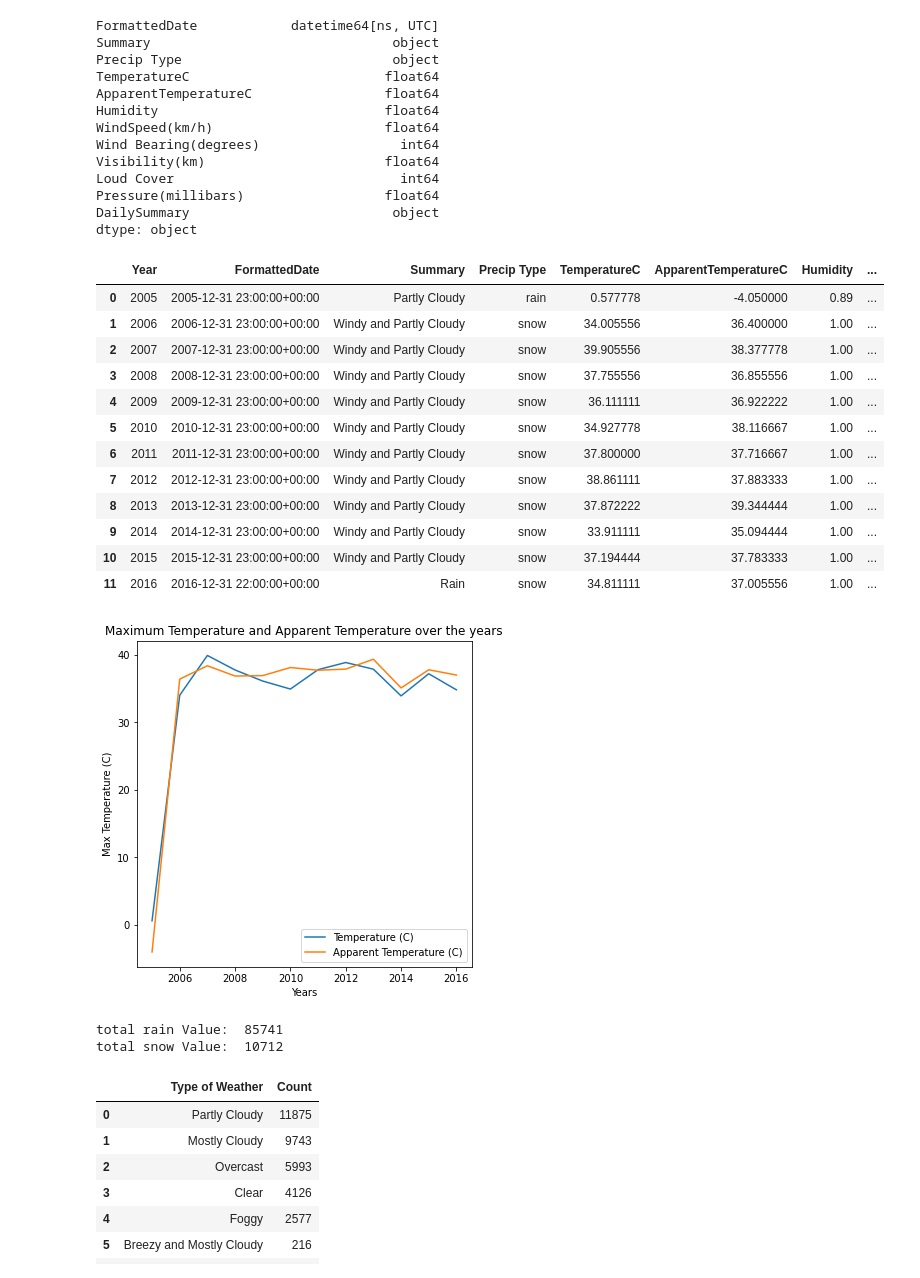
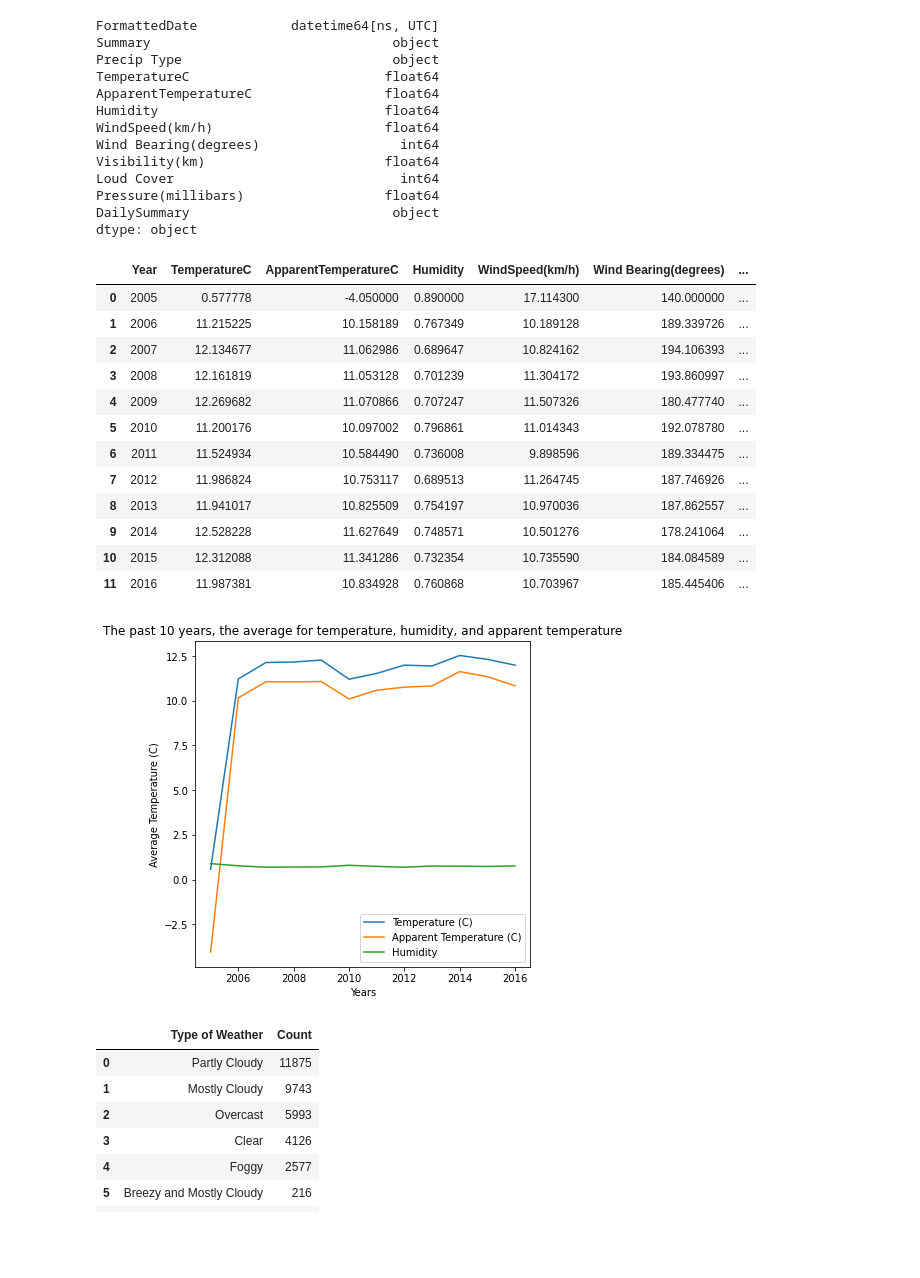
Before and after one commit to ss22afk/ASD_Assignment, a Jupyter notebook: asd_Assignment.ipynb, the cells around one changed output. Drawn from its saved outputs; the diff is of its cells as text; code cells hidden in the pictures; blank space fills up the shorter version.

```diff
--- a/asd_Assignment.ipynb
+++ b/asd_Assignment.ipynb
@@ -100,40 +104,35 @@ Pressure(millibars)                  float64
 DailySummary                          object
 dtype: object
 # %%
+# Split year from datetime
 df_wehter_Data['Year'] = df_wehter_Data['FormattedDate'].dt.year
-grp_weather_data = df_wehter_Data.groupby('Year', as_index=False).max()
+grp_weather_data = df_wehter_Data.groupby('Year', as_index=False).mean() # group data by year calculate average
 grp_weather_data.head(20)
 # %% [output]
-|  | Year | FormattedDate | Summary | Precip Type | TemperatureC | ApparentTemperatureC | Humidity | ... |
-| 0 | 2005 | 2005-12-31 23:00:00+00:00 | Partly Cloudy | rain | 0.577778 | -4.050000 | 0.89 | ... |
-| 1 | 2006 | 2006-12-31 23:00:00+00:00 | Windy and Partly Cloudy | snow | 34.005556 | 36.400000 | 1.00 | ... |
-| 2 | 2007 | 2007-12-31 23:00:00+00:00 | Windy and Partly Cloudy | snow | 39.905556 | 38.377778 | 1.00 | ... |
-| 3 | 2008 | 2008-12-31 23:00:00+00:00 | Windy and Partly Cloudy | snow | 37.755556 | 36.855556 | 1.00 | ... |
-| 4 | 2009 | 2009-12-31 23:00:00+00:00 | Windy and Partly Cloudy | snow | 36.111111 | 36.922222 | 1.00 | ... |
-| 5 | 2010 | 2010-12-31 23:00:00+00:00 | Windy and Partly Cloudy | snow | 34.927778 | 38.116667 | 1.00 | ... |
-| 6 | 2011 | 2011-12-31 23:00:00+00:00 | Windy and Partly Cloudy | snow | 37.800000 | 37.716667 | 1.00 | ... |
-| 7 | 2012 | 2012-12-31 23:00:00+00:00 | Windy and Partly Cloudy | snow | 38.861111 | 37.883333 | 1.00 | ... |
-| 8 | 2013 | 2013-12-31 23:00:00+00:00 | Windy and Partly Cloudy | snow | 37.872222 | 39.344444 | 1.00 | ... |
-| 9 | 2014 | 2014-12-31 23:00:00+00:00 | Windy and Partly Cloudy | snow | 33.911111 | 35.094444 | 1.00 | ... |
-| 10 | 2015 | 2015-12-31 23:00:00+00:00 | Windy and Partly Cloudy | snow | 37.194444 | 37.783333 | 1.00 | ... |
-| 11 | 2016 | 2016-12-31 22:00:00+00:00 | Rain | snow | 34.811111 | 37.005556 | 1.00 | ... |
+|  | Year | TemperatureC | ApparentTemperatureC | Humidity | WindSpeed(km/h) | Wind Bearing(degrees) | ... |
+| 0 | 2005 | 0.577778 | -4.050000 | 0.890000 | 17.114300 | 140.000000 | ... |
+| 1 | 2006 | 11.215225 | 10.158189 | 0.767349 | 10.189128 | 189.339726 | ... |
+| 2 | 2007 | 12.134677 | 11.062986 | 0.689647 | 10.824162 | 194.106393 | ... |
+| 3 | 2008 | 12.161819 | 11.053128 | 0.701239 | 11.304172 | 193.860997 | ... |
+| 4 | 2009 | 12.269682 | 11.070866 | 0.707247 | 11.507326 | 180.477740 | ... |
+| 5 | 2010 | 11.200176 | 10.097002 | 0.796861 | 11.014343 | 192.078780 | ... |
+| 6 | 2011 | 11.524934 | 10.584490 | 0.736008 | 9.898596 | 189.334475 | ... |
+| 7 | 2012 | 11.986824 | 10.753117 | 0.689513 | 11.264745 | 187.746926 | ... |
+| 8 | 2013 | 11.941017 | 10.825509 | 0.754197 | 10.970036 | 187.862557 | ... |
+| 9 | 2014 | 12.528228 | 11.627649 | 0.748571 | 10.501276 | 178.241064 | ... |
+| 10 | 2015 | 12.312088 | 11.341286 | 0.732354 | 10.735590 | 184.084589 | ... |
+| 11 | 2016 | 11.987381 | 10.834928 | 0.760868 | 10.703967 | 185.445406 | ... |
 # %%
+# ploting a Temperature, Humidity and Apparent Temperature over last 10 year'
 plt.figure(figsize=(6,6))
 plt.plot(grp_weather_data['Year'],grp_weather_data['TemperatureC'], label = 'Temperature (C)')
 plt.plot(grp_weather_data['Year'],grp_weather_data['ApparentTemperatureC'], label = 'Apparent Temperature (C)')
+plt.plot(grp_weather_data['Year'],grp_weather_data['Humidity'], label = 'Humidity')
 plt.legend()
-plt.title('Maximum Temperature and Apparent Temperature over the years')
+plt.title('The past 10 years, the average for temperature, humidity, and apparent temperature')
 plt.xlabel('Years')
-plt.ylabel('Max Temperature (C)')
+plt.ylabel('Average Temperature (C)')
 plt.show()
 # %% [output]
-[figure, old version]
+[figure, new version]
-# %%
-count_Rain = df_wehter_Data[df_wehter_Data['Precip Type'] == 'rain'].value_counts().sum()
-count_Snow = df_wehter_Data[df_wehter_Data['Precip Type'] == 'snow'].value_counts().sum()
-print('total rain Value: ',count_Rain)
-print('total snow Value: ',count_Snow)
-# %% [output]
-total rain Value:  85741
-total snow Value:  10712
 # %%
```
Also changed, not shown: parts of 17 cells of this notebook.
